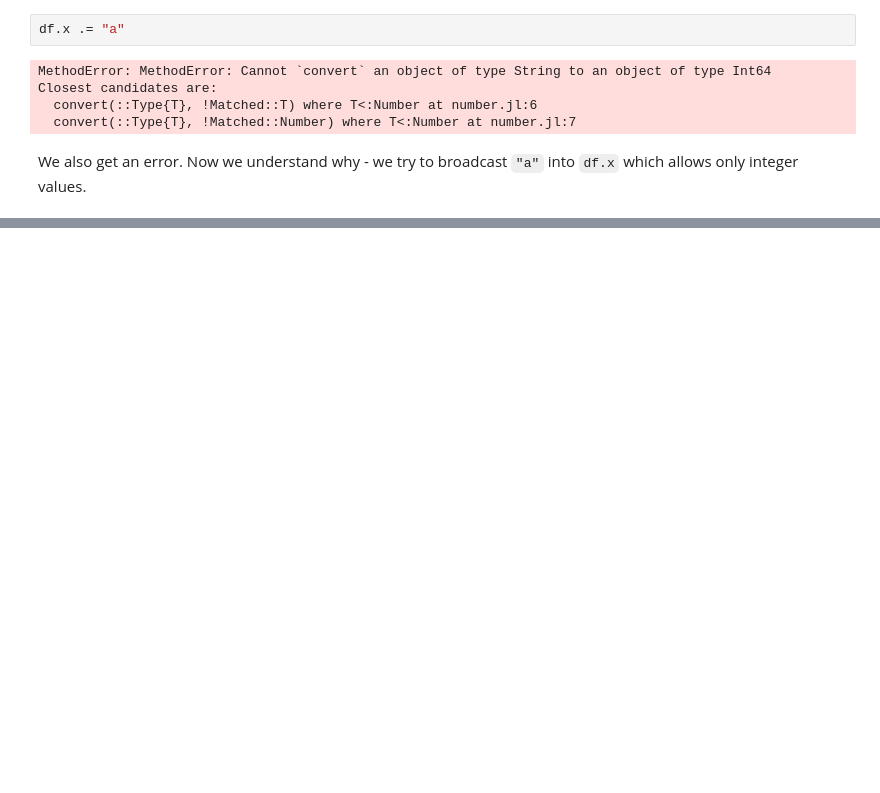
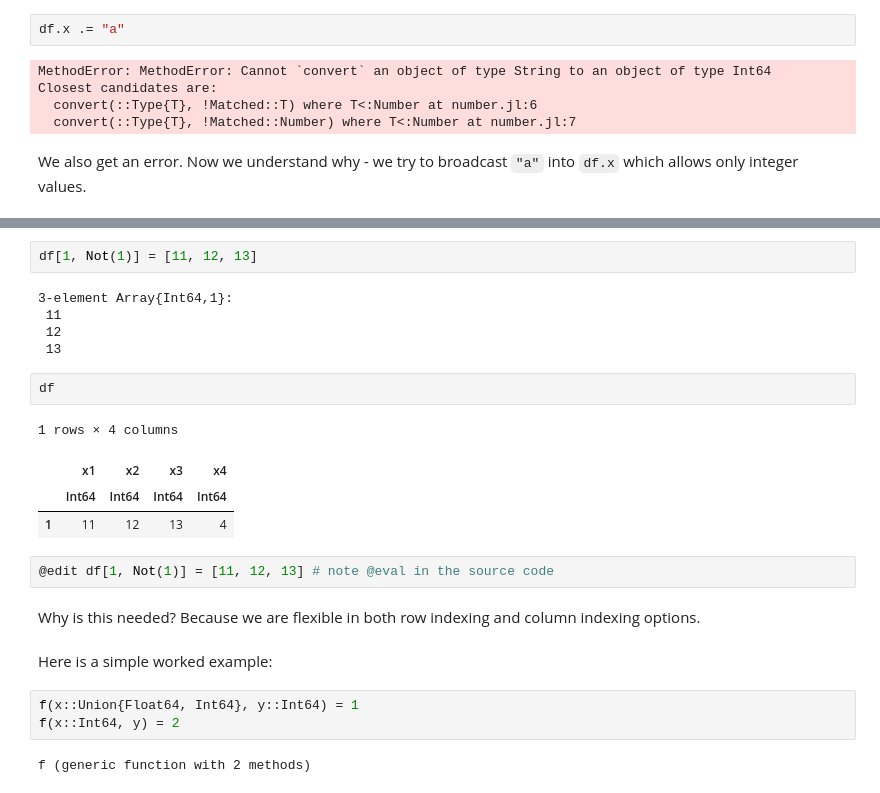
Before and after one commit to bkamins/JuliaCon2020-DataFrames-Tutorial, a Jupyter notebook: indexing_part2_advanced.ipynb, the cells around one changed output, grey strips where cells are left out. Drawn from its saved outputs; the diff is of its cells as text; blank space fills up the shorter version.

```diff
--- a/indexing_part2_advanced.ipynb
+++ b/indexing_part2_advanced.ipynb
@@ -145,0 +472,26 @@ First check what needs to be implemented for custom broadcasting to work: https:
+# %%
+df[1, Not(1)] = [11, 12, 13]
+# %% [output]
+3-element Array{Int64,1}:
+ 11
+ 12
+ 13
+# %%
+df
+# %% [output]
+1 rows × 4 columns
+|  | x1 | x2 | x3 | x4 |
+|  | Int64 | Int64 | Int64 | Int64 |
+| 1 | 11 | 12 | 13 | 4 |
+# %%
+@edit df[1, Not(1)] = [11, 12, 13] # note @eval in the source code
+# %% [markdown]
+Why is this needed?
+Because we are flexible in both row indexing and column indexing options.
+# %% [markdown]
+Here is a simple worked example:
+# %%
+f(x::Union{Float64, Int64}, y::Int64) = 1
+f(x::Int64, y) = 2
+# %% [output]
+f (generic function with 2 methods)
```
Also changed, not shown: parts of 108 cells of this notebook.
